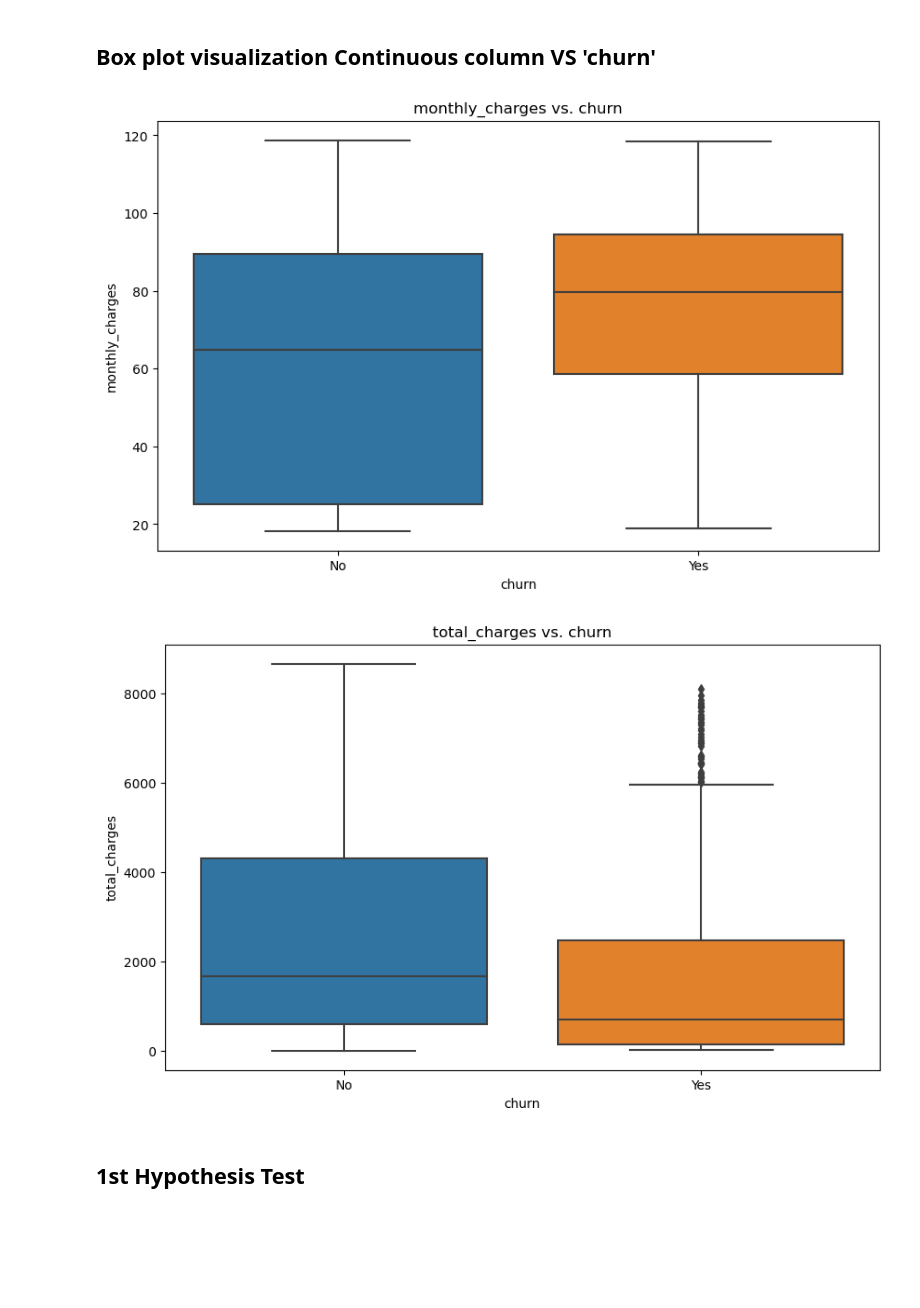
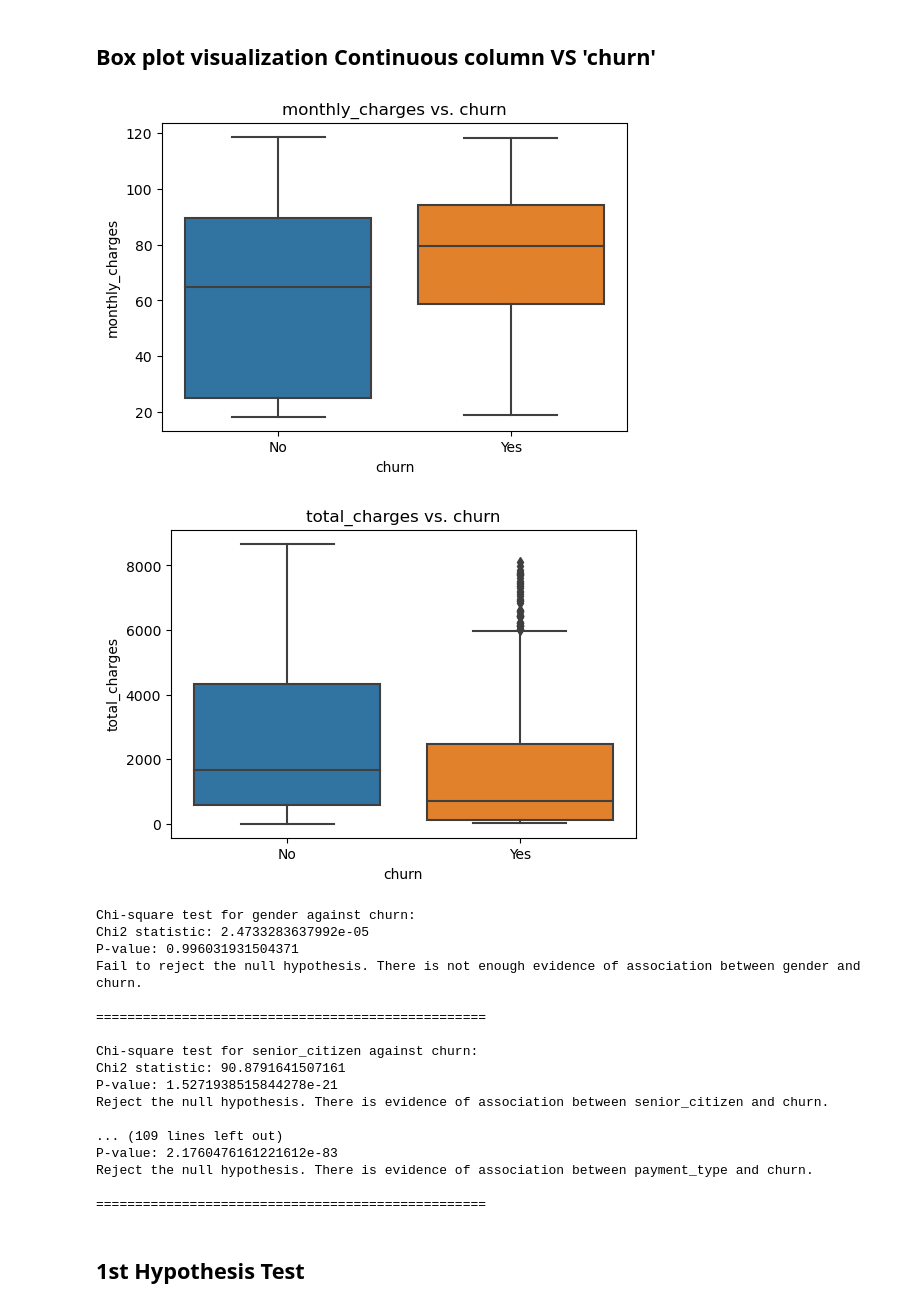
Before and after one commit to sikandar-shrestha/classification_project_telco, a Jupyter notebook: non_final_report.ipynb, the cells around one changed output. Saved outputs shown, nothing was run; the diff lists cells and outputs as text; code cells hidden in the pictures; blank space fills up the shorter version.

```diff
--- a/non_final_report.ipynb
+++ b/non_final_report.ipynb
@@ -247,18 +271,62 @@ Yes            2809  1022
 # %%
 
 # Create a for loop to compare each continuous variable to the target variable
 for column in con_col:
+
     # Visualize the distribution of the continuous variable
-    plt.figure(figsize=(10, 6))
+    plt.figure(figsize=(6, 4))
+
+
+
     # Box plot with target variable and count
     sns.boxplot(x=target_variable, y=column, data=train)
     plt.title(f'{column} vs. {target_variable}')
     plt.xlabel(target_variable)
     plt.ylabel(column)
     plt.show()
 # %% [output]
-[figure, old version]
+[figure, new version]
-[figure, old version]
+[figure, new version]
+# %%
+# loop for chi^2 test between 'churn' vs 'categorical variables'
+for column in cat_col:
+    # Create a contingency table
+    contingency_table = pd.crosstab(train[column], train['churn'])
+
+    # Perform chi-square test
+    chi2, p,degf, expected = stats.chi2_contingency(contingency_table)
+
+    # Print the results
+    print(f"Chi-square test for {column} against churn:")
+    print(f"Chi2 statistic: {chi2}")
+    print(f"P-value: {p}")
+
+    # Check if the p-value is less than the significance level (e.g., 0.05)
+    alpha = 0.05
+    if p < alpha:
+        print("Reject the null hypothesis. There is evidence of association between", column, "and churn.")
+    else:
+        print("Fail to reject the null hypothesis. There is not enough evidence of association between", column, "and churn.")
+
+    print("\n" + "="*50 + "\n")
+# %% [output]
+Chi-square test for gender against churn:
+Chi2 statistic: 2.4733283637992e-05
+P-value: 0.996031931504371
+Fail to reject the null hypothesis. There is not enough evidence of association between gender and churn.
+
+==================================================
+
+Chi-square test for senior_citizen against churn:
+Chi2 statistic: 90.8791641507161
+P-value: 1.5271938515844278e-21
+Reject the null hypothesis. There is evidence of association between senior_citizen and churn.
+
+... (109 lines left out)
+P-value: 2.1760476161221612e-83
+Reject the null hypothesis. There is evidence of association between payment_type and churn.
+
+==================================================
 # %% [markdown]
 ## 1st Hypothesis Test
 # %% [markdown]
```
Also changed, not shown: parts of 24 cells of this notebook, 3 other files.
